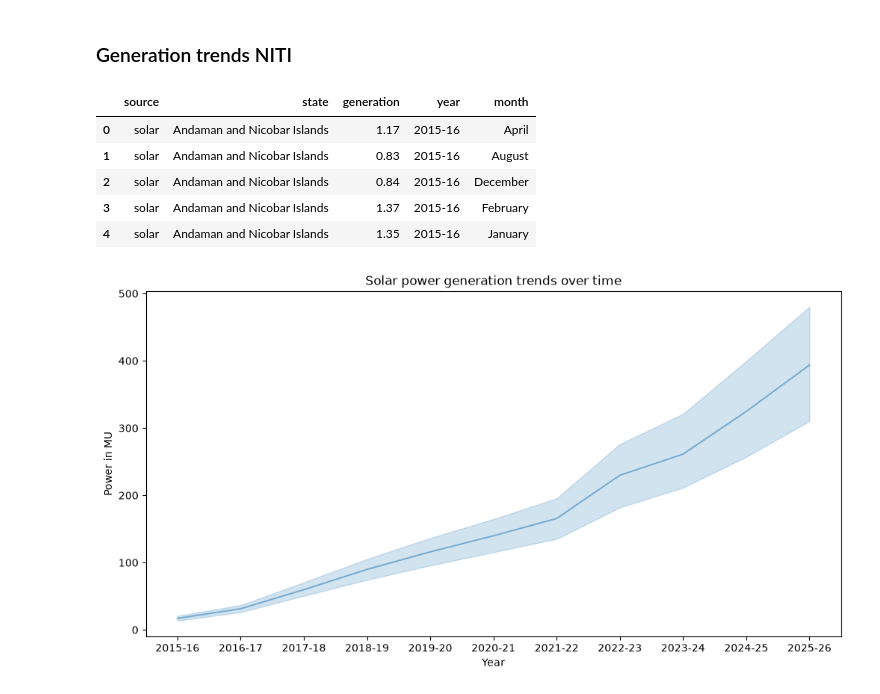
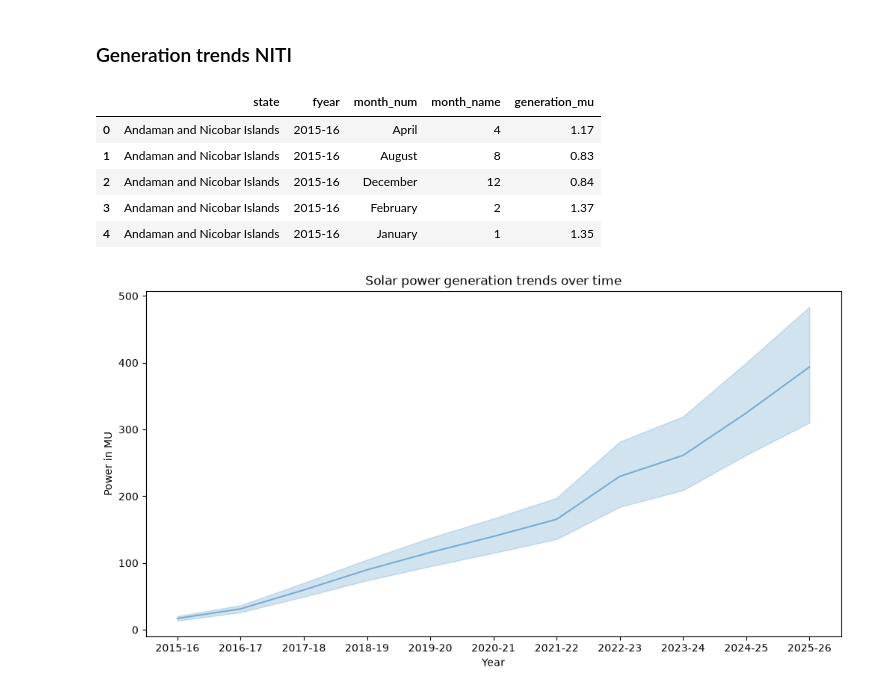
Before and after one commit to marvinminhaz/Solar-Curtailment-Project, a Jupyter notebook: notebooks/data-viz-and-prep.ipynb, the cells around one changed output. Saved outputs shown, nothing was run; the diff lists cells and outputs as text; code cells hidden in the pictures.

```diff
--- a/notebooks/data-viz-and-prep.ipynb
+++ b/notebooks/data-viz-and-prep.ipynb
@@ -9,15 +9,15 @@ import matplotlib.pyplot as plt
 # %% [markdown]
 ### Generation trends NITI
 # %%
-gen_df = pd.read_csv('../data/raw/niti_aayog/solar-gen-trends-15to26.csv')
-gen_df = gen_df[gen_df['year']!= '2026-27']
+gen_df = pd.read_csv('../data/processed/flat_files/SOLAR-GENERATION-TRENDS-2015-2026.csv')
+gen_df = gen_df[gen_df['fyear']!= '2026-27']
 gen_df.head()
 # %% [output]
-|  | source | state | generation | year | month |
-| 0 | solar | Andaman and Nicobar Islands | 1.17 | 2015-16 | April |
-| 1 | solar | Andaman and Nicobar Islands | 0.83 | 2015-16 | August |
-| 2 | solar | Andaman and Nicobar Islands | 0.84 | 2015-16 | December |
-| 3 | solar | Andaman and Nicobar Islands | 1.37 | 2015-16 | February |
-| 4 | solar | Andaman and Nicobar Islands | 1.35 | 2015-16 | January |
+|  | state | fyear | month_num | month_name | generation_mu |
+| 0 | Andaman and Nicobar Islands | 2015-16 | April | 4 | 1.17 |
+| 1 | Andaman and Nicobar Islands | 2015-16 | August | 8 | 0.83 |
+| 2 | Andaman and Nicobar Islands | 2015-16 | December | 12 | 0.84 |
+| 3 | Andaman and Nicobar Islands | 2015-16 | February | 2 | 1.37 |
+| 4 | Andaman and Nicobar Islands | 2015-16 | January | 1 | 1.35 |
 # %%
 plt.figure(figsize=(12,6))
```
Also changed, not shown: parts of 11 cells of this notebook, 24 other files.
